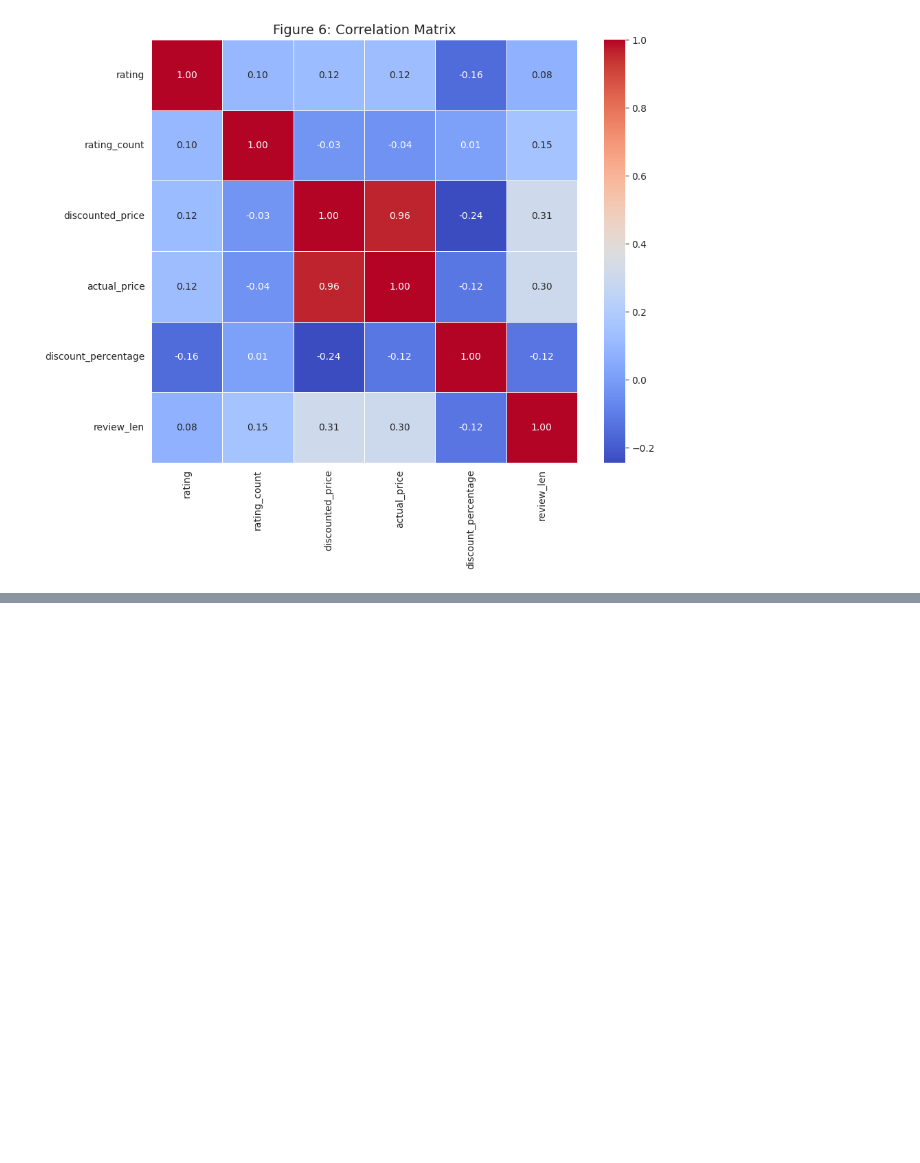
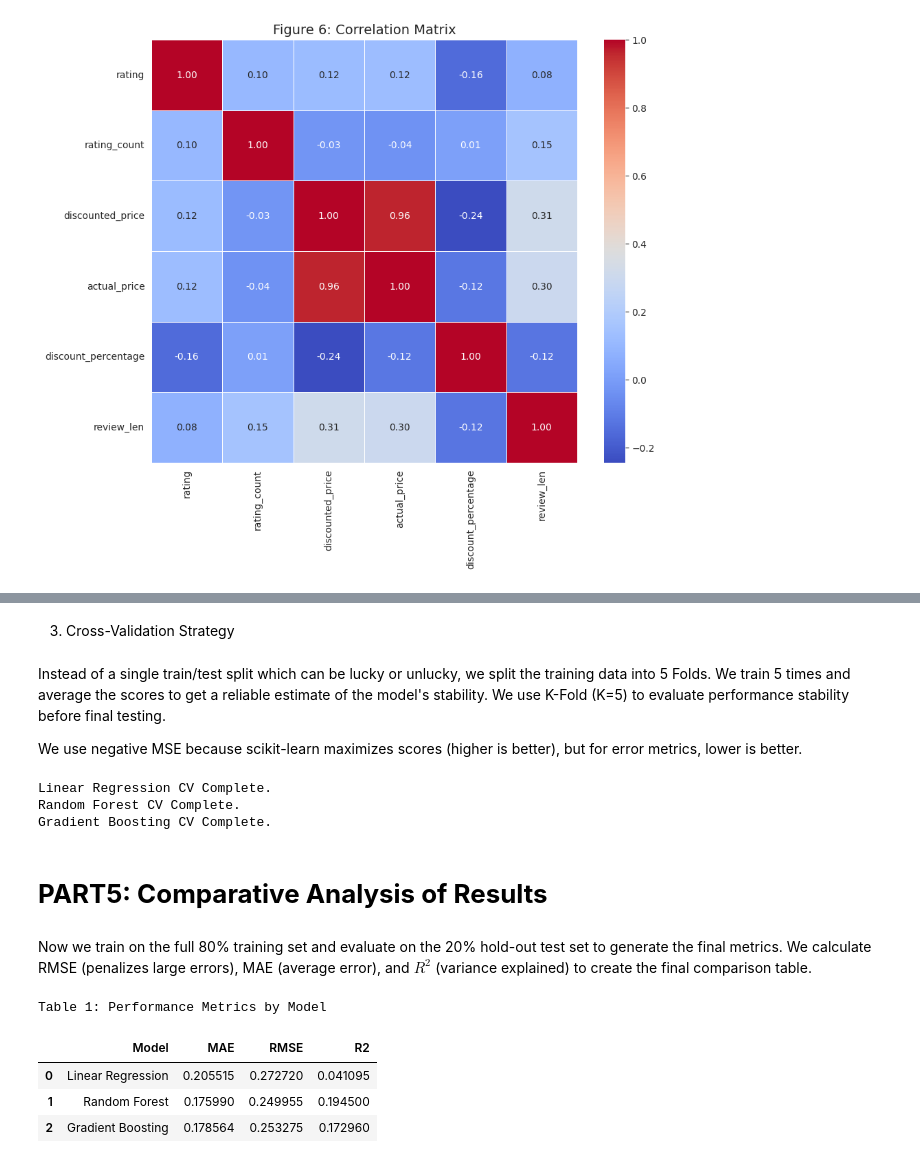
Before and after one commit to LeJ-04/amazon-products-rating-ml-project, a Jupyter notebook: ProjetML.ipynb, the cells around one changed output, grey strips where cells are left out. Saved outputs shown, nothing was run; the diff lists cells and outputs as text; code cells hidden in the pictures; blank space fills up the shorter version.

```diff
--- a/ProjetML.ipynb
+++ b/ProjetML.ipynb
@@ -633,0 +691,6 @@ Device set to use cpu
+# %%
+models = {
+    "Linear Regression": LinearRegression(),
+    "Random Forest": RandomForestRegressor(n_estimators=100, random_state=42),
+    "Gradient Boosting": XGBRegressor(n_estimators=100, learning_rate=0.1, random_state=42)
+}
@@ -633,0 +722,35 @@ Device set to use cpu
+# %%
+cat_cols = [col for col in train_set.columns if col.startswith('cat_')]
+selected_features = ['log_price', 'sentiment_score', 'rating_count', 'review_len', 'word_count'] + cat_cols
+
+X_train = train_set[selected_features]
+y_train = train_set['rating']
+
+X_test = test_set[selected_features]
+y_test = test_set['rating']
+# %% [markdown]
+3. Cross-Validation Strategy
+# %% [markdown]
+Instead of a single train/test split which can be lucky or unlucky, we split the training data into 5 Folds. We train 5 times and average the scores to get a reliable estimate of the model's stability. We use K-Fold (K=5) to evaluate performance stability before final testing.
+
+We use negative MSE because scikit-learn maximizes scores (higher is better), but for error metrics, lower is better.
+# %%
+results = {}
+
+for name, model in models.items():
+    cv_results = cross_validate(model, X_train, y_train, cv=5, scoring=('neg_root_mean_squared_error', 'neg_mean_absolute_error', 'r2'))
+
+    results[name] = {
+        "CV_RMSE": -cv_results['test_neg_root_mean_squared_error'].mean(),
+        "CV_MAE": -cv_results['test_neg_mean_absolute_error'].mean(),
+        "CV_R2": cv_results['test_r2'].mean()
+    }
+    print(f"{name} CV Complete.")
+# %% [output]
+Linear Regression CV Complete.
+Random Forest CV Complete.
+Gradient Boosting CV Complete.
+# %% [markdown]
+# **PART5: Comparative Analysis of Results**
+# %% [markdown]
+Now we train on the full 80% training set and evaluate on the 20% hold-out test set to generate the final metrics. We calculate RMSE (penalizes large errors), MAE (average error), and $R^2$ (variance explained) to create the final comparison table.
@@ -633,0 +769,10 @@ Device set to use cpu
+# %%
+results_df = pd.DataFrame(final_results)
+print("\nTable 1: Performance Metrics by Model")
+display(results_df)
+# %% [output]
+Table 1: Performance Metrics by Model
+|  | Model | MAE | RMSE | R2 |
+| 0 | Linear Regression | 0.205515 | 0.272720 | 0.041095 |
+| 1 | Random Forest | 0.175990 | 0.249955 | 0.194500 |
+| 2 | Gradient Boosting | 0.178564 | 0.253275 | 0.172960 |
```
Also changed, not shown: parts of 62 cells of this notebook.
